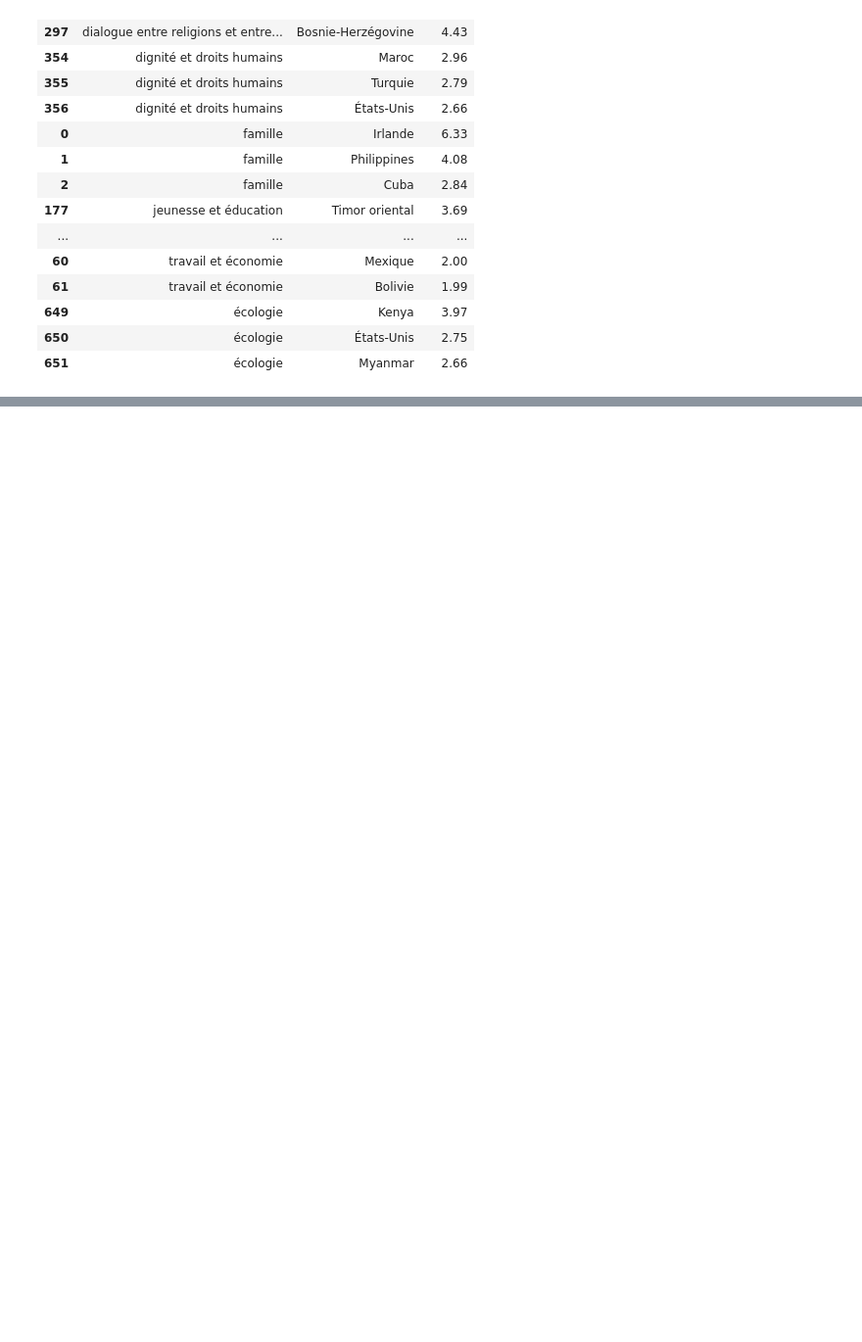
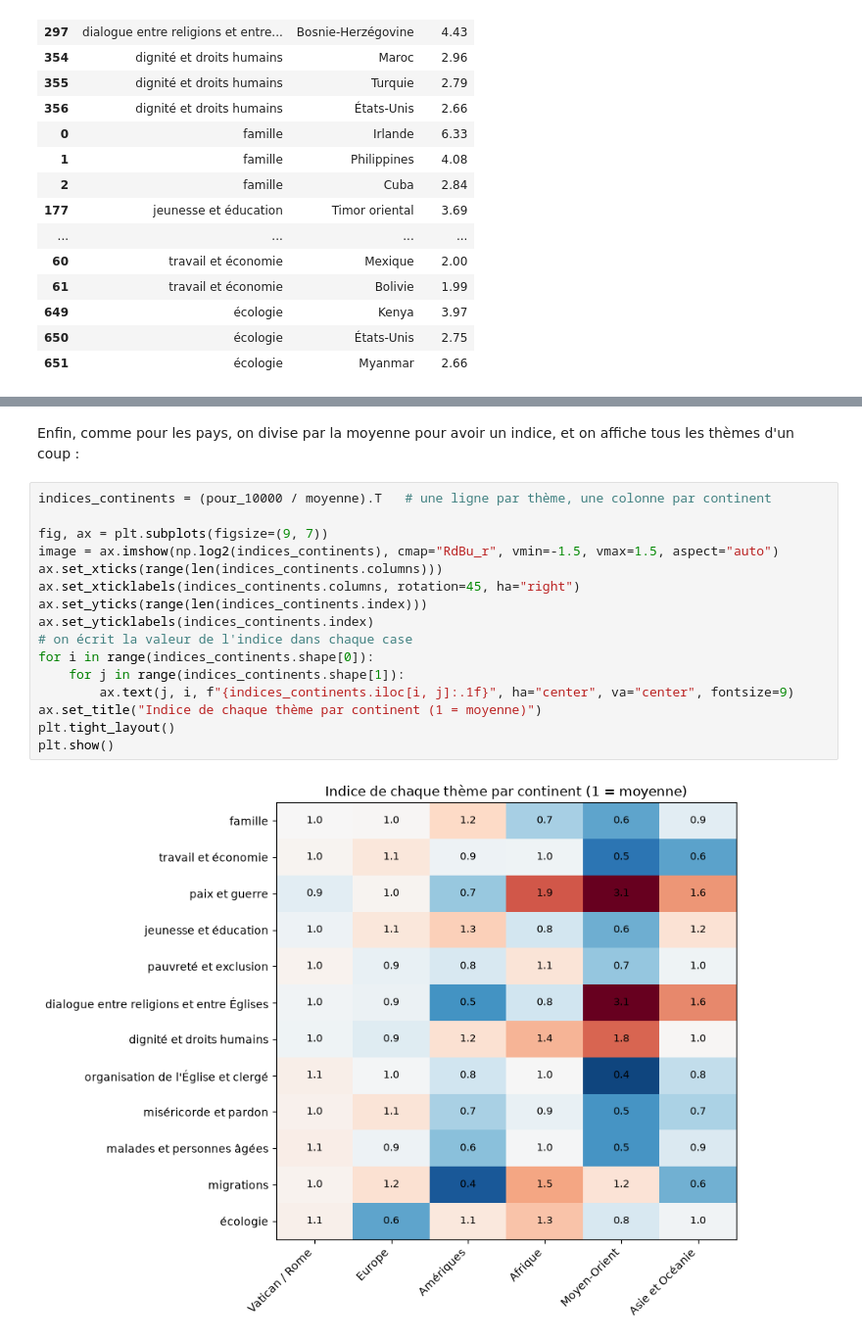
Before and after one commit to arthurdrk/projet-discours, a Jupyter notebook: main.ipynb, the cells around one changed output, grey strips where cells are left out. Shown at 98% size. Saved outputs shown, nothing was run; the diff lists cells and outputs as text; blank space fills up the shorter version.

```diff
--- a/main.ipynb
+++ b/main.ipynb
@@ -179,0 +253,20 @@ Pour aller plus loin, on pourrait trouver les thèmes automatiquement (word embe
+# %% [markdown]
+Enfin, comme pour les pays, on divise par la moyenne pour avoir un indice, et on affiche tous les thèmes d'un coup :
+# %%
+indices_continents = (pour_10000 / moyenne).T   # une ligne par thème, une colonne par continent
+
+fig, ax = plt.subplots(figsize=(9, 7))
+image = ax.imshow(np.log2(indices_continents), cmap="RdBu_r", vmin=-1.5, vmax=1.5, aspect="auto")
+ax.set_xticks(range(len(indices_continents.columns)))
+ax.set_xticklabels(indices_continents.columns, rotation=45, ha="right")
+ax.set_yticks(range(len(indices_continents.index)))
+ax.set_yticklabels(indices_continents.index)
+# on écrit la valeur de l'indice dans chaque case
+for i in range(indices_continents.shape[0]):
+    for j in range(indices_continents.shape[1]):
+        ax.text(j, i, f"{indices_continents.iloc[i, j]:.1f}", ha="center", va="center", fontsize=9)
+ax.set_title("Indice de chaque thème par continent (1 = moyenne)")
+plt.tight_layout()
+plt.show()
+# %% [output]
+[figure, added]
```
Also changed, not shown: parts of 10 cells of this notebook, 1 other file.
